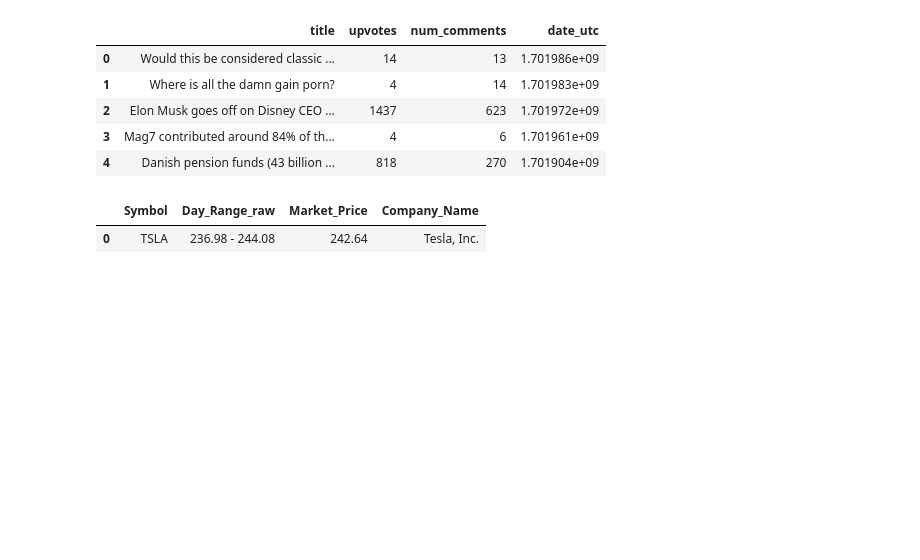
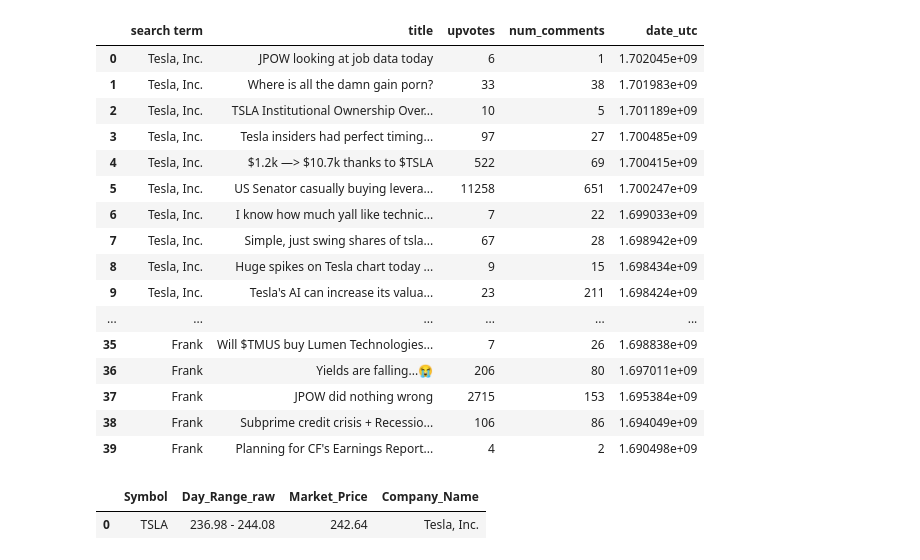
Before and after one commit to AprilHolmes7825/Project_1, a Jupyter notebook: Reddit_data_pull.ipynb, the cells around one changed output. Drawn from its saved outputs; the diff is of its cells as text; code cells hidden in the pictures; blank space fills up the shorter version.

Commit message:
Added config and input from user

```diff
--- a/Reddit_data_pull.ipynb
+++ b/Reddit_data_pull.ipynb
@@ -78,46 +102,64 @@ yahoo_response
 # %%
-CLIENT_ID = 'BP74HTk3g44RqYHGWnHNaA'
-secret_key = 'CvyjdJVmQWuiMAaOqsIC1wCHv4RqlA'
+
 import requests
 import praw
-auth = requests.auth.HTTPBasicAuth(CLIENT_ID,secret_key)
+auth = requests.auth.HTTPBasicAuth(reddit_client_id,reddit_secret_key)
 data = {
     'grant_type': 'password',
-    'username': 'Datahydration',
-    'password': 'Br3Yp$F93s-%!pb'
+    'username': reddit_user_name,
+    'password': reddit_password
 }
 headers = {'User-Agent': 'redditapi/1'}
 res = requests.post('https://www.reddit.com/api/v1/access_token',
                     auth=auth, data=data, headers=headers)
 token12 = res.json()['access_token']
 headers = {**headers, **{'Authorization': f'bearer {token12}'}}
 headers
 requests.get('https://oauth.reddit.com/api/v1/me', headers=headers)
 
 reddit_posts = []
 reddit = praw.Reddit(
-    client_id=CLIENT_ID,
-    client_secret=secret_key,
+    client_id=reddit_client_id,
+    client_secret=reddit_secret_key,
     password = data['password'],
     user_agent=f"testscript by u/{data['username']}",
     username = data['username'],
 )
-for submission in reddit.subreddit("wallstreetbets").search("Tesla", limit=10, sort="new"):
 
-    reddit_posts.append({"title": submission.title,
-                         "upvotes": submission.score,
-                         "num_comments": submission.num_comments,
-                         "date_utc": submission.created_utc})
+
+#-----------------------------------------------------------TO-DO: Do we need to set a different limit or search criteria?
+for term in reddit_search_list:
+    for submission in reddit.subreddit("wallstreetbets").search(term, limit=10, sort="new"):
+
+        reddit_posts.append({"search term": term,
+                             "title": submission.title,
+                            "upvotes": submission.score,
+                            "num_comments": submission.num_comments,
+                            "date_utc": submission.created_utc})
+
+
 
 reddit_df = pd.DataFrame(reddit_posts)
-reddit_df.head()
+reddit_df.drop_duplicates(subset=["title"],keep="first",inplace=True)
+reddit_df
 # %% [output]
-|  | title | upvotes | num_comments | date_utc |
-| 0 | Would this be considered classic ... | 14 | 13 | 1.701986e+09 |
-| 1 | Where is all the damn gain porn? | 4 | 14 | 1.701983e+09 |
-| 2 | Elon Musk goes off on Disney CEO ... | 1437 | 623 | 1.701972e+09 |
-| 3 | Mag7 contributed around 84% of th... | 4 | 6 | 1.701961e+09 |
-| 4 | Danish pension funds (43 billion ... | 818 | 270 | 1.701904e+09 |
+|  | search term | title | upvotes | num_comments | date_utc |
+| 0 | Tesla, Inc. | JPOW looking at job data today | 6 | 1 | 1.702045e+09 |
+| 1 | Tesla, Inc. | Where is all the damn gain porn? | 33 | 38 | 1.701983e+09 |
+| 2 | Tesla, Inc. | TSLA Institutional Ownership Over... | 10 | 5 | 1.701189e+09 |
+| 3 | Tesla, Inc. | Tesla insiders had perfect timing... | 97 | 27 | 1.700485e+09 |
+| 4 | Tesla, Inc. | $1.2k —> $10.7k thanks to $TSLA | 522 | 69 | 1.700415e+09 |
+| 5 | Tesla, Inc. | US Senator casually buying levera... | 11258 | 651 | 1.700247e+09 |
+| 6 | Tesla, Inc. | I know how much yall like technic... | 7 | 22 | 1.699033e+09 |
+| 7 | Tesla, Inc. | Simple, just swing shares of tsla... | 67 | 28 | 1.698942e+09 |
+| 8 | Tesla, Inc. | Huge spikes on Tesla chart today ... | 9 | 15 | 1.698434e+09 |
+| 9 | Tesla, Inc. | Tesla's AI can increase its valua... | 23 | 211 | 1.698424e+09 |
+| ... | ... | ... | ... | ... | ... |
+| 35 | Frank | Will $TMUS buy Lumen Technologies... | 7 | 26 | 1.698838e+09 |
+| 36 | Frank | Yields are falling...😭 | 206 | 80 | 1.697011e+09 |
+| 37 | Frank | JPOW did nothing wrong | 2715 | 153 | 1.695384e+09 |
+| 38 | Frank | Subprime credit crisis + Recessio... | 106 | 86 | 1.694049e+09 |
+| 39 | Frank | Planning for CF's Earnings Report... | 4 | 2 | 1.690498e+09 |
 # %%
 yahoo_finance = []
 
```
Also changed, not shown: parts of 3 cells of this notebook, 1 other file.
